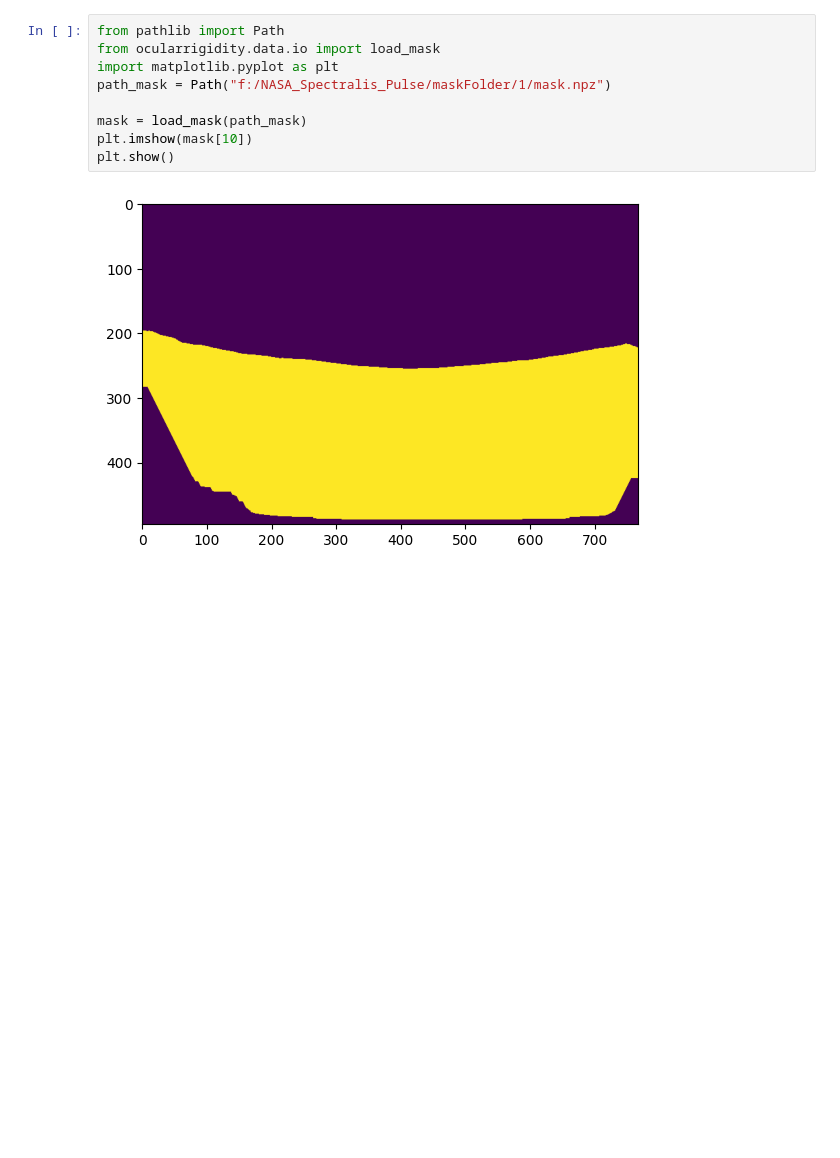
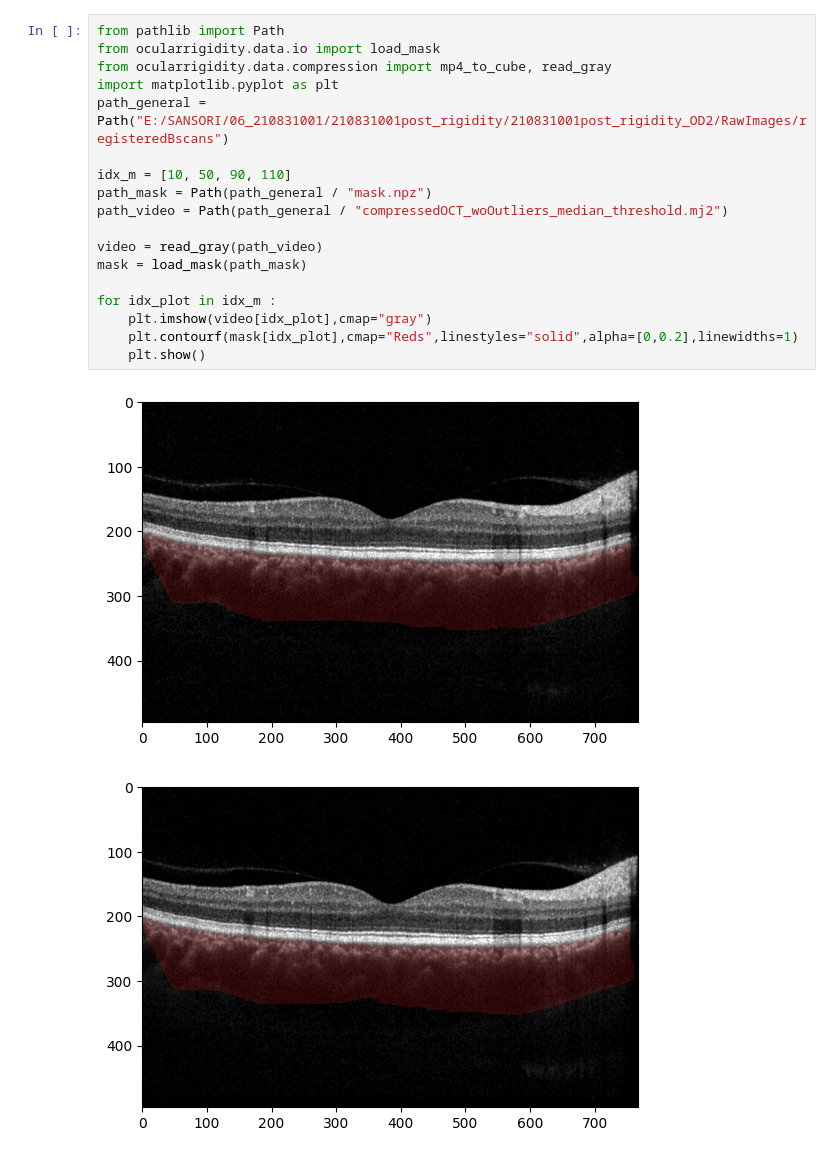
Before and after one commit to ClementPla/OcularRigidity, a Jupyter notebook: notebook/view_mask.ipynb, the cells around one changed output. Drawn from its saved outputs; the diff is of its cells as text; blank space fills up the shorter version.

```diff
--- a/notebook/view_mask.ipynb
+++ b/notebook/view_mask.ipynb
@@ -1,11 +1,21 @@
 # %%
 from pathlib import Path
 from ocularrigidity.data.io import load_mask
+from ocularrigidity.data.compression import mp4_to_cube, read_gray
 import matplotlib.pyplot as plt
-path_mask = Path("f:/NASA_Spectralis_Pulse/maskFolder/1/mask.npz")
+path_general = Path("E:/SANSORI/06_210831001/210831001post_rigidity/210831001post_rigidity_OD2/RawImages/registeredBscans")
 
+idx_m = [10, 50, 90, 110]
+path_mask = Path(path_general / "mask.npz")
+path_video = Path(path_general / "compressedOCT_woOutliers_median_threshold.mj2")
+
+video = read_gray(path_video)
 mask = load_mask(path_mask)
-plt.imshow(mask[10])
-plt.show()
+
+for idx_plot in idx_m :
+    plt.imshow(video[idx_plot],cmap="gray")
+    plt.contourf(mask[idx_plot],cmap="Reds",linestyles="solid",alpha=[0,0.2],linewidths=1)
+    plt.show()
 # %% [output]
-[figure, old version]
+[figure, new version]
+[figure, added]
```
Also changed, not shown: parts of 1 cell of this notebook, 10 other files.
